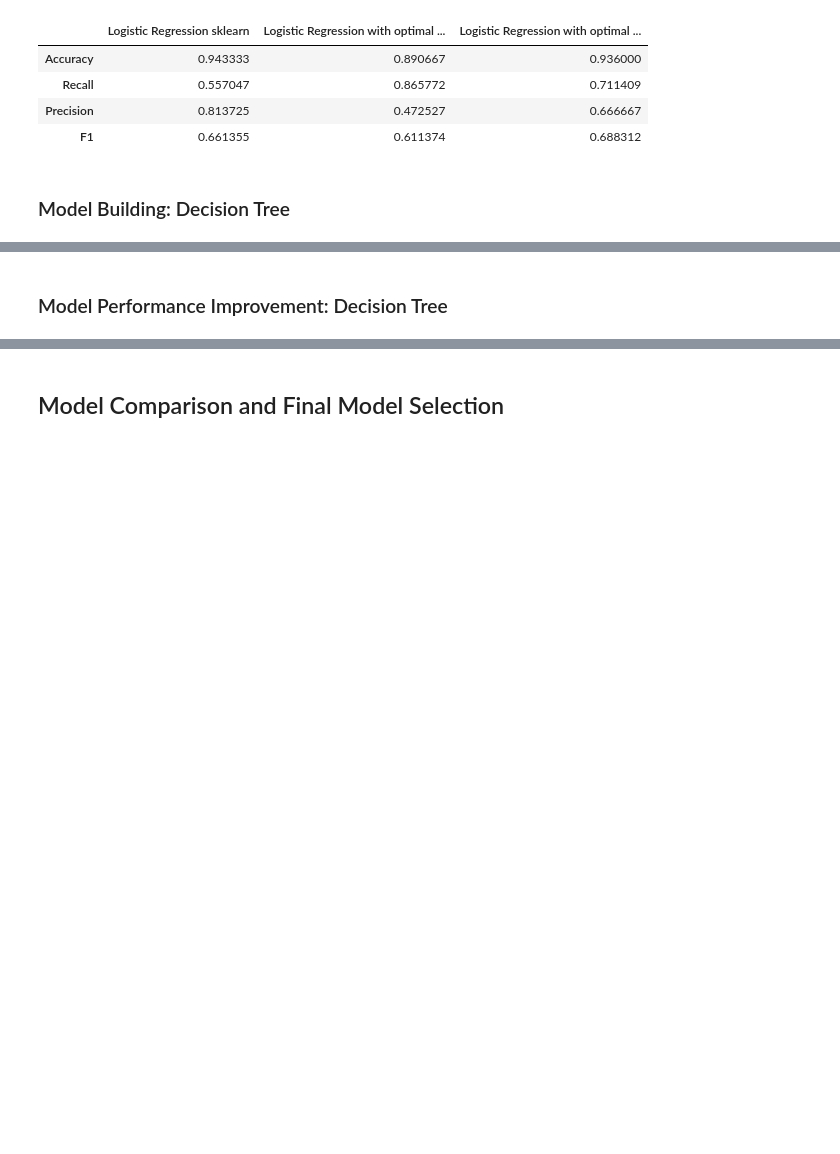
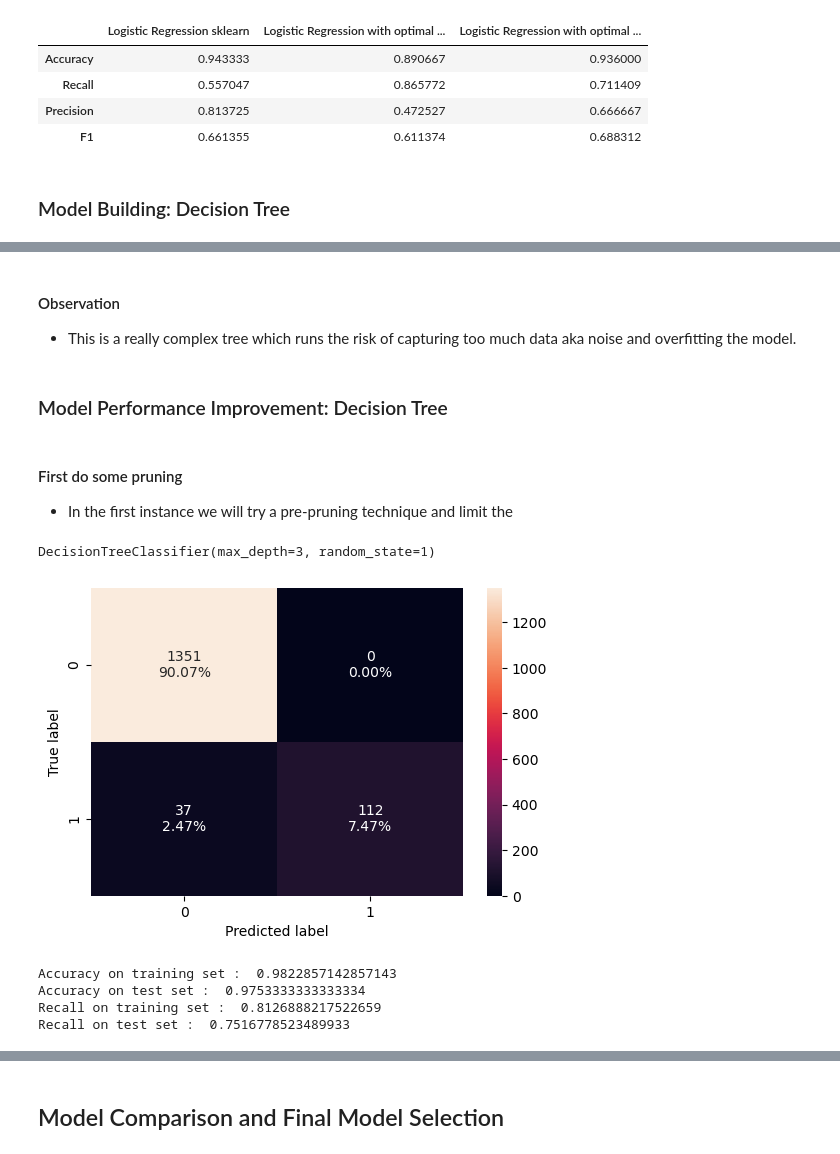
Before and after one commit to Drew75austin/Machine_Learning_Personal_Loan, a Jupyter notebook: SLC_Full_Code.ipynb, the cells around one changed output, grey strips where cells are left out. Saved outputs shown, nothing was run; the diff lists cells and outputs as text; code cells hidden in the pictures; blank space fills up the shorter version.

```diff
--- a/SLC_Full_Code.ipynb
+++ b/SLC_Full_Code.ipynb
@@ -1208,2 +1313,29 @@ NameError: name 'DecisionTreeClassifier' is not defined
+# %% [markdown]
+#### Observation
+- This is a really complex tree which runs the risk of capturing too much data aka noise and overfitting the model.
 # %% [markdown]
 ### Model Performance Improvement: Decision Tree
+# %% [markdown]
+#### First do some pruning
+- In the first instance we will try a pre-pruning technique and limit the
+# %%
+dTree_PrePruned = DecisionTreeClassifier(criterion = 'gini',max_depth=3,random_state=1)
+dTree_PrePruned.fit(X_train, y_train)
+# %% [output]
+DecisionTreeClassifier(max_depth=3, random_state=1)
+# %%
+# Confusion matrix with a limit of 3 nodes deep
+make_confusion_matrix(dTree_PrePruned,X_test,y_test)
+# %% [output]
+[figure, added]
+# %%
+# Accuracy on train and test
+print("Accuracy on training set : ",dTree_PrePruned.score(X_train, y_train))
+print("Accuracy on test set : ",dTree_PrePruned.score(X_test, y_test))
+# Recall on train and test
+get_recall_score(dTree_PrePruned)
+# %% [output]
+Accuracy on training set :  0.9822857142857143
+Accuracy on test set :  0.9753333333333334
+Recall on training set :  0.8126888217522659
+Recall on test set :  0.7516778523489933
```
Also changed, not shown: parts of 16 cells of this notebook.
